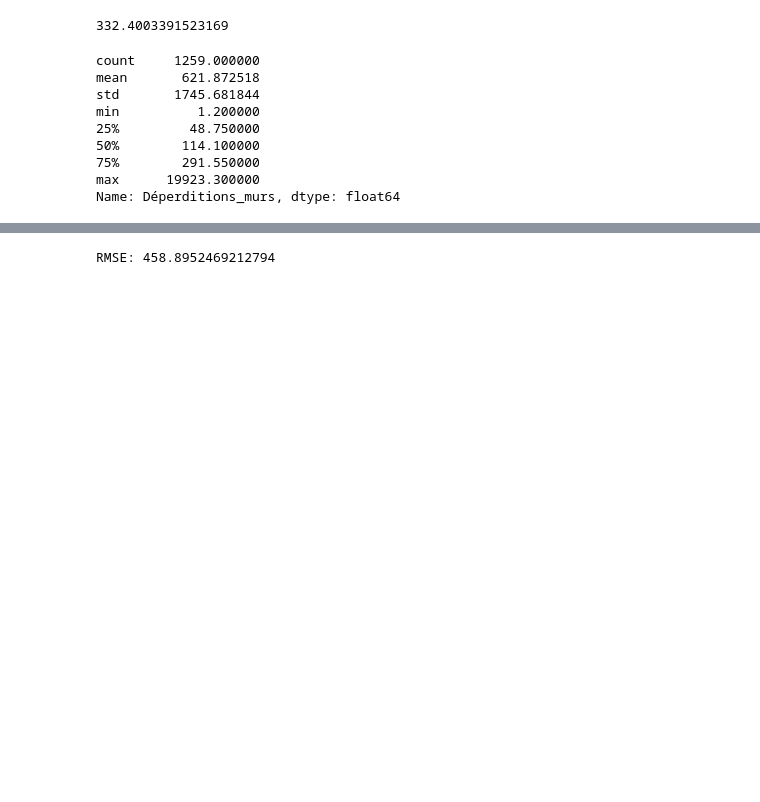
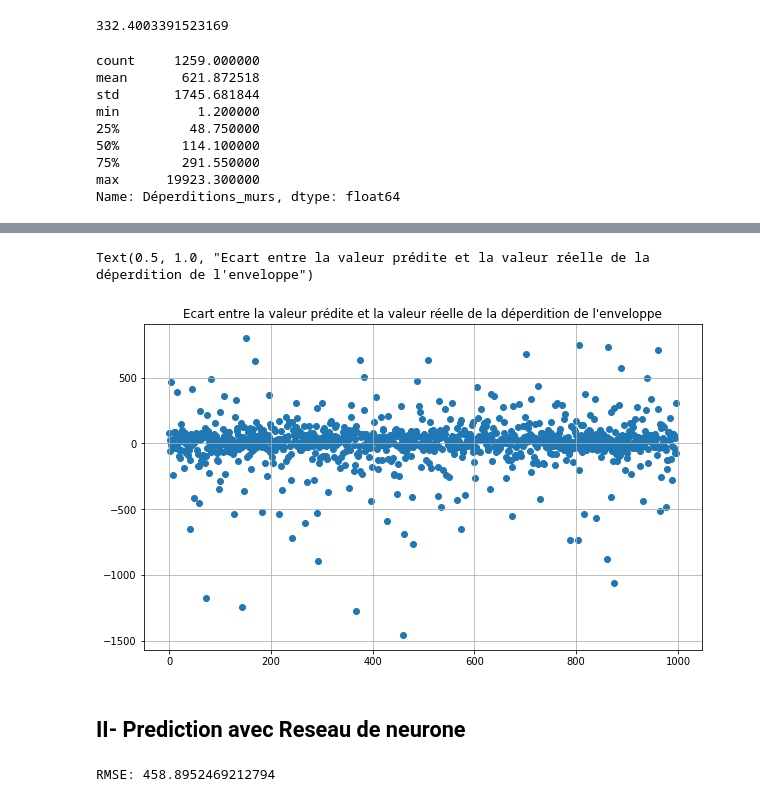
Before and after one commit to markpiquant/RAMERY_DPE, a Jupyter notebook: Analyse_des_features.ipynb, the cells around one changed output, grey strips where cells are left out. Drawn from its saved outputs; the diff is of its cells as text; code cells hidden in the pictures; blank space fills up the shorter version.

```diff
--- a/Analyse_des_features.ipynb
+++ b/Analyse_des_features.ipynb
@@ -534,0 +568,14 @@ import torch.optim as optim
+# %%
+from sklearn.multioutput import MultiOutputRegressor
+import xgboost as xgb
+
+
+X_train, X_test, y_train, y_test = train_test_split(df_deperdition, deperdition_vars, test_size=0.2, random_state=42)
+
+xgb_regressor = xgb.XGBRegressor(objective='reg:squarederror')
+
+multioutput_regressor = MultiOutputRegressor(xgb_regressor)
+
+multioutput_regressor.fit(X_train, y_train)
+
+predictions = multioutput_regressor.predict(X_test)
@@ -534,0 +594,12 @@ import torch.optim as optim
+# %%
+from sklearn.metrics import mean_absolute_error
+import numpy as np
+# Calculate MAPE for each feature
+mae_scores = {feature: mean_absolute_error(y_test[feature], predictions[:, i])
+               for i, feature in enumerate(deperdition_features)}
+
+# Create a DataFrame for the absolute differences between predictions and actual values
+absolute_differences = pd.DataFrame(predictions - y_test.values, columns=deperdition_features, index=y_test.index)
+
+print(mae_scores)
+absolute_differences.head()
@@ -535,3 +614,19 @@ import torch.optim as optim
+# %%
+absolute_differences=absolute_differences.reset_index()
+# %%
+absolute_differences.drop('index',inplace=True,axis=1)
+# %%
+import matplotlib.pyplot as plt
+
+plt.figure(figsize=(10,6))
+plt.scatter(absolute_differences.index,absolute_differences.Deperditions_enveloppe)
+plt.grid(True)
+plt.title("Ecart entre la valeur prédite et la valeur réelle de la déperdition de l'enveloppe")
+# %% [output]
+Text(0.5, 1.0, "Ecart entre la valeur prédite et la valeur réelle de la déperdition de l'enveloppe")
+[figure, added]
+# %% [markdown]
+## II- Prediction avec Reseau de neurone
 # %%
 # Assuming X_train_baies, X_test_baies, y_train_baies, y_test_baies are already defined and are numpy arrays
 X_train_tensor = torch.tensor(X_train_baies.values, dtype=torch.float32)
```
Also changed, not shown: parts of 33 cells of this notebook.
